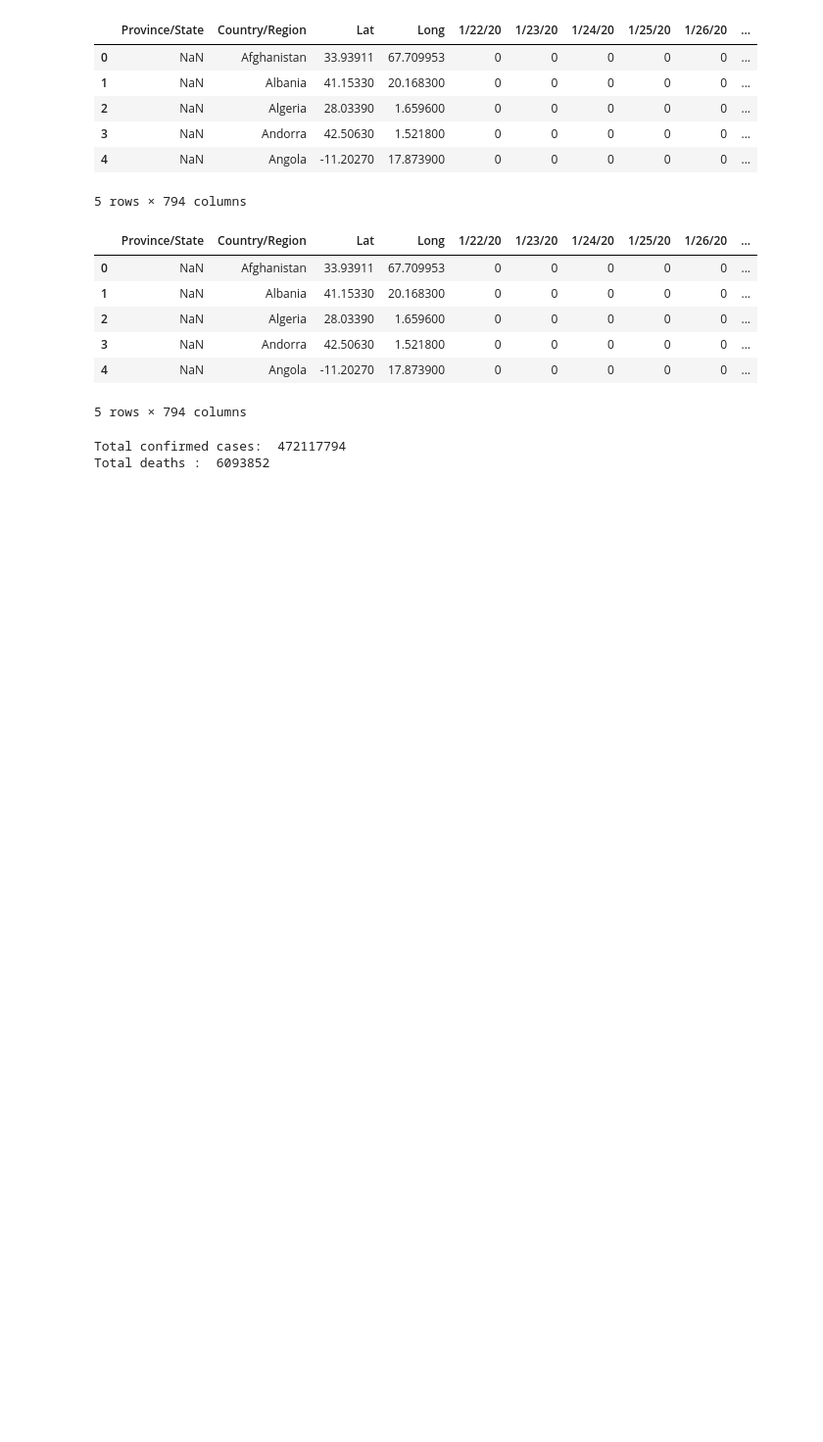
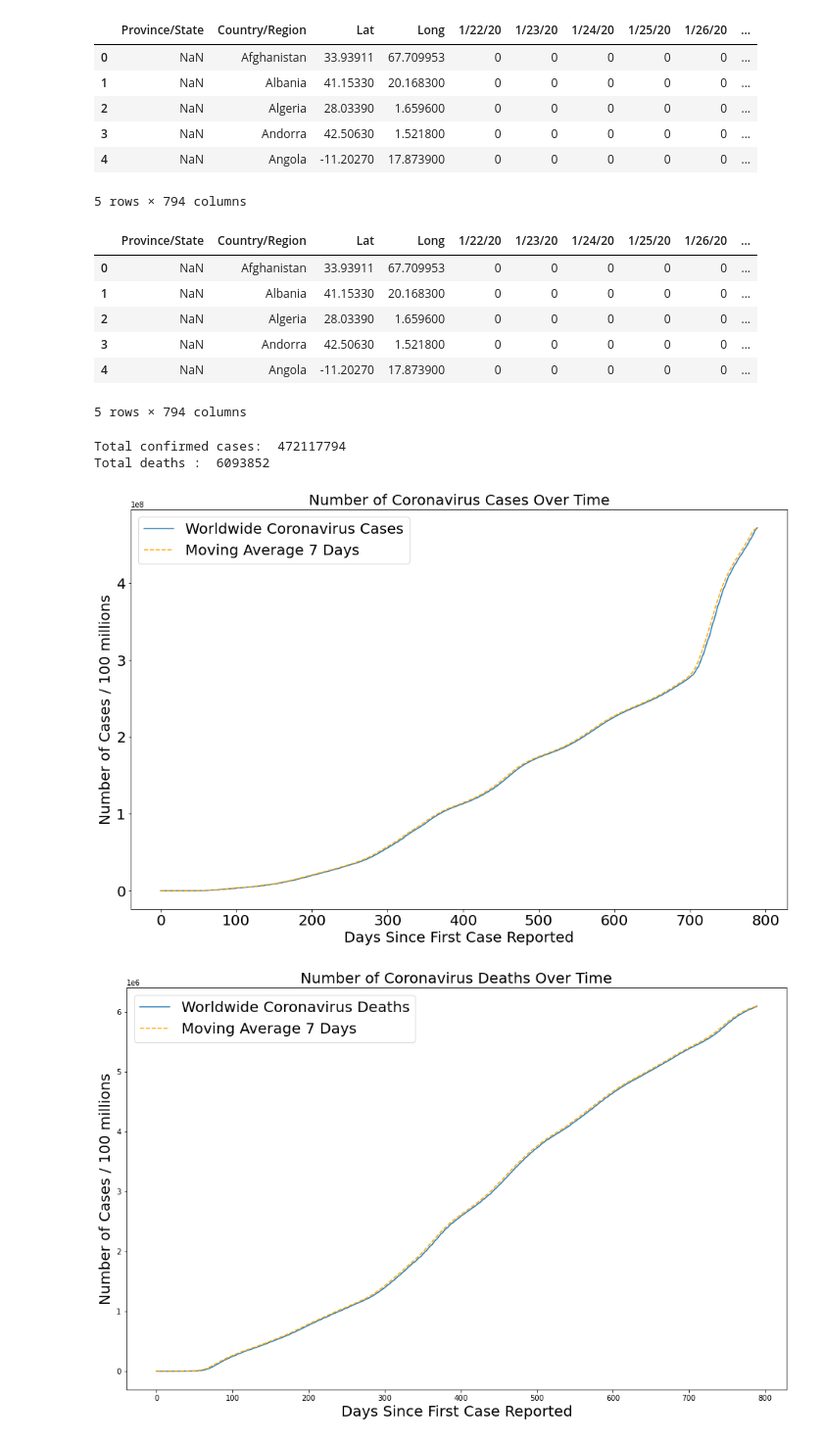
Before and after one commit to aftahee05/ADS1_Assignment_1, a Jupyter notebook: ADS1_Assignment_1.ipynb, the cells around one changed output. Shown at 98% size. Saved outputs shown, nothing was run; the diff lists cells and outputs as text; code cells hidden in the pictures; blank space fills up the shorter version.

Commit message:
bar plot done & scatter plot started

```diff
--- a/ADS1_Assignment_1.ipynb
+++ b/ADS1_Assignment_1.ipynb
@@ -115,3 +115,29 @@ def flatten(a):
     for i in a:
         d.append(i[0])
     return d
+# %%
+# plotting Number of confirmed cases and deaths over time
+plt.figure(figsize=(16, 10))
+plt.plot(days_since_first_report, cases_in_world)
+plt.plot(days_since_first_report, conf_cases_world_avg, linestyle='dashed', color='orange')
+plt.title('Number of Coronavirus Cases Over Time', size=20)
+plt.xlabel('Days Since First Case Reported', size=20)
+plt.ylabel('Number of Cases / 100 millions', size=20)
+plt.legend(['Worldwide Coronavirus Cases', 'Moving Average {} Days'.format(w)], prop={'size': 20})
+plt.xticks(size=20)
+plt.yticks(size=20)
+plt.show()
+
+plt.figure(figsize=(16, 10))
+plt.plot(days_since_first_report, deaths_total)
+plt.plot(days_since_first_report, death_cases_world_avg, linestyle='dashed', color='orange')
+plt.title('Number of Coronavirus Deaths Over Time', size=20)
+plt.xlabel('Days Since First Case Reported', size=20)
+plt.ylabel('Number of Cases / 100 millions', size=20)
+plt.legend(['Worldwide Coronavirus Deaths', 'Moving Average {} Days'.format(w)], prop={'size': 20})
+plt.xticks(size=10)
+plt.yticks(size=10)
+plt.show()
+# %% [output]
+[figure, added]
+[figure, added]
```
Also changed, not shown: parts of 1 cell of this notebook.
